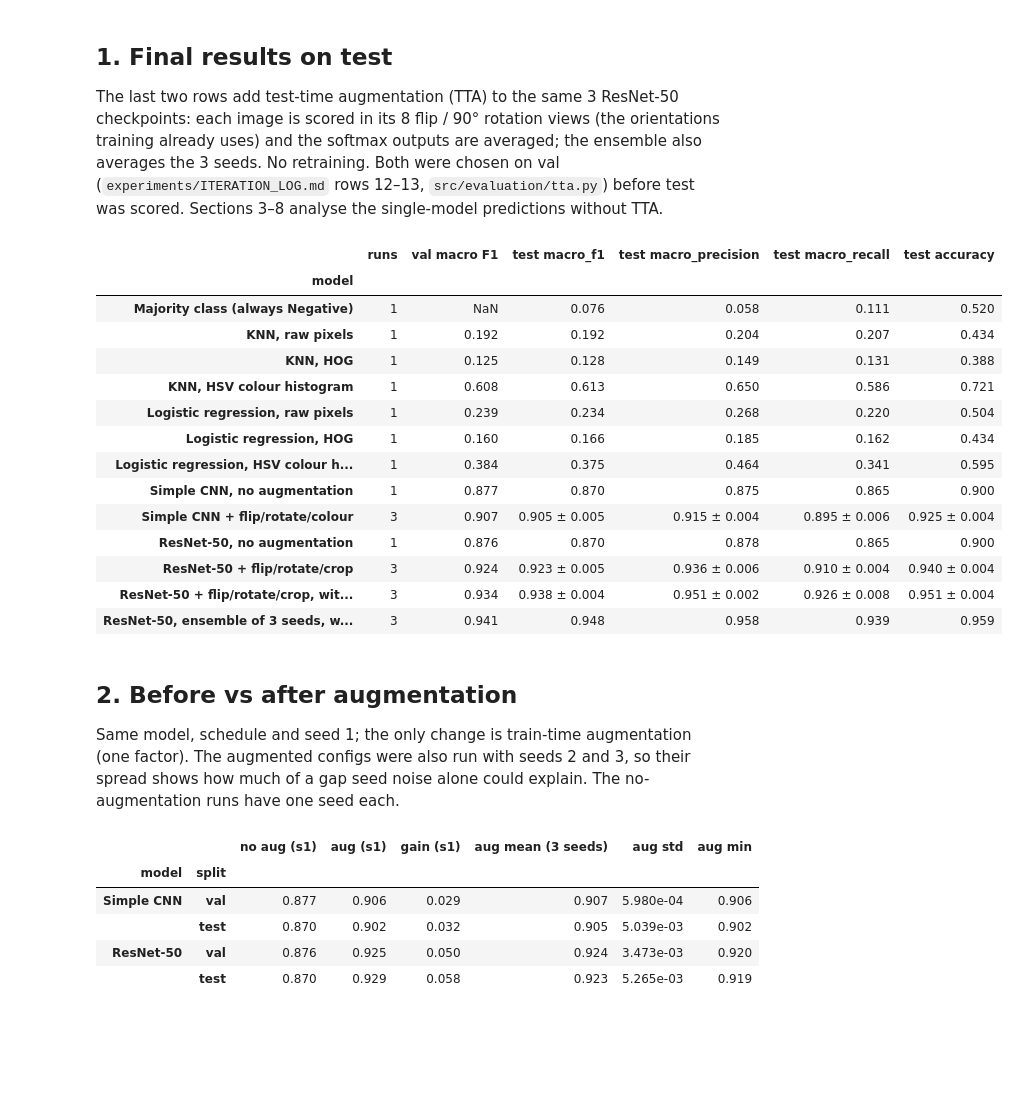
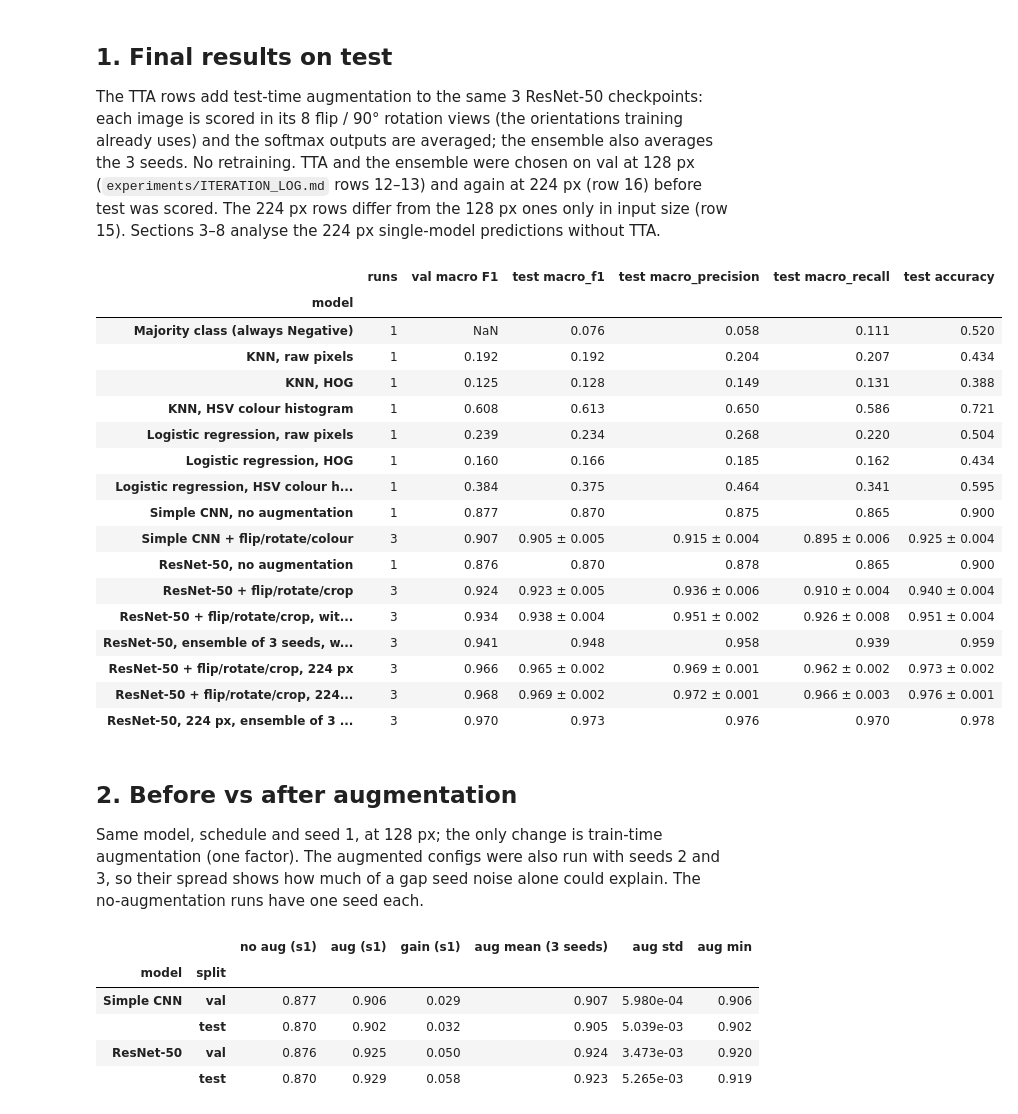
Before and after one commit to n0irrr/NotThatKindOfWeedsCS3244, a Jupyter notebook: notebooks/05_error_analysis.ipynb, the cells around one changed output. Drawn from its saved outputs; the diff is of its cells as text; code cells hidden in the pictures; blank space fills up the shorter version.

```diff
--- a/notebooks/05_error_analysis.ipynb
+++ b/notebooks/05_error_analysis.ipynb
@@ -47,7 +50,9 @@ FIG_DIR = ROOT / 'results' / 'figures' / 'error_analysis_kaggle0'
 FIG_DIR.mkdir(parents=True, exist_ok=True)
 
 SPLIT = '_kaggle0'                                         # Kaggle split, fold 0
-RESNET = 'resnet50_aug_geo_crop_30ep_bf16' + SPLIT         # flip + rotate + random crop
+RESNET128 = 'resnet50_aug_geo_crop_30ep_bf16' + SPLIT      # flip + rotate + random crop, 128 px
+RESNET = 'resnet50_aug_geo_crop_30ep_bf16_224' + SPLIT     # same at 224 px: the final model
+RESNET256 = 'resnet50_aug_geo_crop_30ep_bf16_256' + SPLIT  # same at 256 px (seed 1, val only, rejected)
 CNN = 'simple_cnn_aug_geo_colour_60ep_bf16' + SPLIT        # flip + rotate + colour jitter
 SEEDS = [1, 2, 3]
 
@@ -60,11 +65,12 @@ plt.rcParams['figure.dpi'] = 90
 # %% [markdown]
 ## 1. Final results on test
 
-The last two rows add test-time augmentation (TTA) to the same 3 ResNet-50 checkpoints: each
-image is scored in its 8 flip / 90° rotation views (the orientations training already uses) and
-the softmax outputs are averaged; the ensemble also averages the 3 seeds. No retraining. Both
-were chosen on val (`experiments/ITERATION_LOG.md` rows 12–13, `src/evaluation/tta.py`) before
-test was scored. Sections 3–8 analyse the single-model predictions without TTA.
+The TTA rows add test-time augmentation to the same 3 ResNet-50 checkpoints: each image is
+scored in its 8 flip / 90° rotation views (the orientations training already uses) and the
+softmax outputs are averaged; the ensemble also averages the 3 seeds. No retraining. TTA and
+the ensemble were chosen on val at 128 px (`experiments/ITERATION_LOG.md` rows 12–13) and
+again at 224 px (row 16) before test was scored. The 224 px rows differ from the 128 px ones
+only in input size (row 15). Sections 3–8 analyse the 224 px single-model predictions without TTA.
 # %%
 KEYS = ['macro_f1', 'macro_precision', 'macro_recall', 'accuracy']
 
@@ -80,8 +86,8 @@ def seeds(label, prefix):
     row.update({k: f"{s['test'][k]['mean']:.3f} ± {s['test'][k]['std']:.3f}" for k in KEYS})
     return row
 
-def tta(label, combo):
-    t, v = (metrics(f'{RESNET}_tta_{split}')['results'] for split in ('test', 'val'))
+def tta(label, combo, prefix=RESNET):
+    t, v = (metrics(f'{prefix}_tta_{split}')['results'] for split in ('test', 'val'))
     if f'{combo} (mean)' in t:   # each seed on its own: mean ± std
         return {'model': label, 'runs': len(SEEDS), 'val macro F1': v[f'{combo} (mean)']['macro_f1'],
                 **{k: f"{t[f'{combo} (mean)'][k]:.3f} ± {t[f'{combo} (std)'][k]:.3f}" for k in KEYS}}
@@ -90,40 +96,46 @@ def tta(label, combo):
 
 majority = metrics('knn_hist' + SPLIT)['splits']['test']['majority_baseline']
 rows = [{'model': 'Majority class (always Negative)', 'runs': 1, 'val macro F1': np.nan,
          **{k: f'{majority[k]:.3f}' for k in KEYS}}]
 rows += [single('KNN, raw pixels', 'knn_pixels' + SPLIT), single('KNN, HOG', 'knn_hog' + SPLIT),
          single('KNN, HSV colour histogram', 'knn_hist' + SPLIT),
          single('Logistic regression, raw pixels', 'logreg_pixels' + SPLIT), single('Logistic regression, HOG', 'logreg_hog' + SPLIT),
          single('Logistic regression, HSV colour histogram', 'logreg_hist' + SPLIT),
          single('Simple CNN, no augmentation', 'simple_cnn_noaug_60ep_bf16' + SPLIT + '_s1'),
          seeds('Simple CNN + flip/rotate/colour', CNN),
          single('ResNet-50, no augmentation', 'resnet50_noaug_30ep_bf16' + SPLIT + '_s1'),
-         seeds('ResNet-50 + flip/rotate/crop', RESNET),
-         tta('ResNet-50 + flip/rotate/crop, with TTA', 'single + TTA'),
-         tta('ResNet-50, ensemble of 3 seeds, with TTA', 'ensemble + TTA')]
+         seeds('ResNet-50 + flip/rotate/crop', RESNET128),
+         tta('ResNet-50 + flip/rotate/crop, with TTA', 'single + TTA', RESNET128),
+         tta('ResNet-50, ensemble of 3 seeds, with TTA', 'ensemble + TTA', RESNET128),
+         seeds('ResNet-50 + flip/rotate/crop, 224 px', RESNET),
+         tta('ResNet-50 + flip/rotate/crop, 224 px, with TTA', 'single + TTA'),
+         tta('ResNet-50, 224 px, ensemble of 3 seeds, with TTA', 'ensemble + TTA')]
 results = pd.DataFrame(rows).set_index('model').rename(columns={k: f'test {k}' for k in KEYS})
 results.to_csv(FIG_DIR / 'final_results.csv')
 results
 # %% [output]
 |  | runs | val macro F1 | test macro_f1 | test macro_precision | test macro_recall | test accuracy |
 | model |  |  |  |  |  |  |
 | Majority class (always Negative) | 1 | NaN | 0.076 | 0.058 | 0.111 | 0.520 |
 | KNN, raw pixels | 1 | 0.192 | 0.192 | 0.204 | 0.207 | 0.434 |
 | KNN, HOG | 1 | 0.125 | 0.128 | 0.149 | 0.131 | 0.388 |
 | KNN, HSV colour histogram | 1 | 0.608 | 0.613 | 0.650 | 0.586 | 0.721 |
 | Logistic regression, raw pixels | 1 | 0.239 | 0.234 | 0.268 | 0.220 | 0.504 |
 | Logistic regression, HOG | 1 | 0.160 | 0.166 | 0.185 | 0.162 | 0.434 |
 | Logistic regression, HSV colour h... | 1 | 0.384 | 0.375 | 0.464 | 0.341 | 0.595 |
 | Simple CNN, no augmentation | 1 | 0.877 | 0.870 | 0.875 | 0.865 | 0.900 |
 | Simple CNN + flip/rotate/colour | 3 | 0.907 | 0.905 ± 0.005 | 0.915 ± 0.004 | 0.895 ± 0.006 | 0.925 ± 0.004 |
 | ResNet-50, no augmentation | 1 | 0.876 | 0.870 | 0.878 | 0.865 | 0.900 |
 | ResNet-50 + flip/rotate/crop | 3 | 0.924 | 0.923 ± 0.005 | 0.936 ± 0.006 | 0.910 ± 0.004 | 0.940 ± 0.004 |
 | ResNet-50 + flip/rotate/crop, wit... | 3 | 0.934 | 0.938 ± 0.004 | 0.951 ± 0.002 | 0.926 ± 0.008 | 0.951 ± 0.004 |
 | ResNet-50, ensemble of 3 seeds, w... | 3 | 0.941 | 0.948 | 0.958 | 0.939 | 0.959 |
+| ResNet-50 + flip/rotate/crop, 224 px | 3 | 0.966 | 0.965 ± 0.002 | 0.969 ± 0.001 | 0.962 ± 0.002 | 0.973 ± 0.002 |
+| ResNet-50 + flip/rotate/crop, 224... | 3 | 0.968 | 0.969 ± 0.002 | 0.972 ± 0.001 | 0.966 ± 0.003 | 0.976 ± 0.001 |
+| ResNet-50, 224 px, ensemble of 3 ... | 3 | 0.970 | 0.973 | 0.976 | 0.970 | 0.978 |
 # %% [markdown]
 ## 2. Before vs after augmentation
 
-Same model, schedule and seed 1; the only change is train-time augmentation (one factor).
+Same model, schedule and seed 1, at 128 px; the only change is train-time augmentation (one factor).
 The augmented configs were also run with seeds 2 and 3, so their spread shows how much of
 a gap seed noise alone could explain. The no-augmentation runs have one seed each.
 # %%
```
Also changed, not shown: parts of 13 cells of this notebook, 51 other files.
